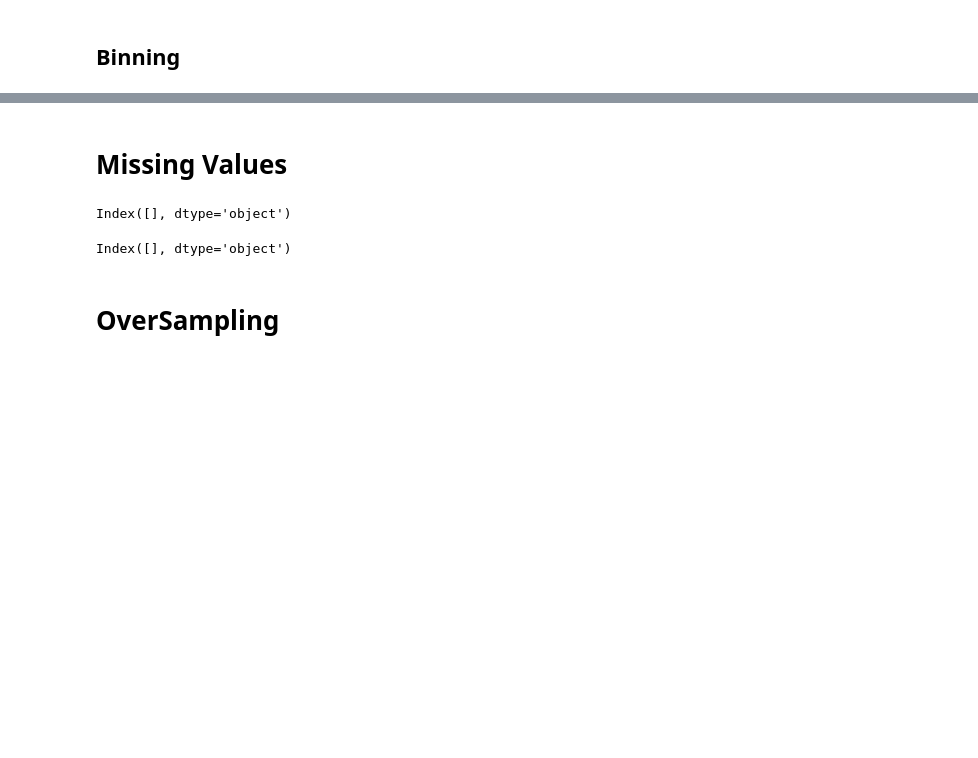
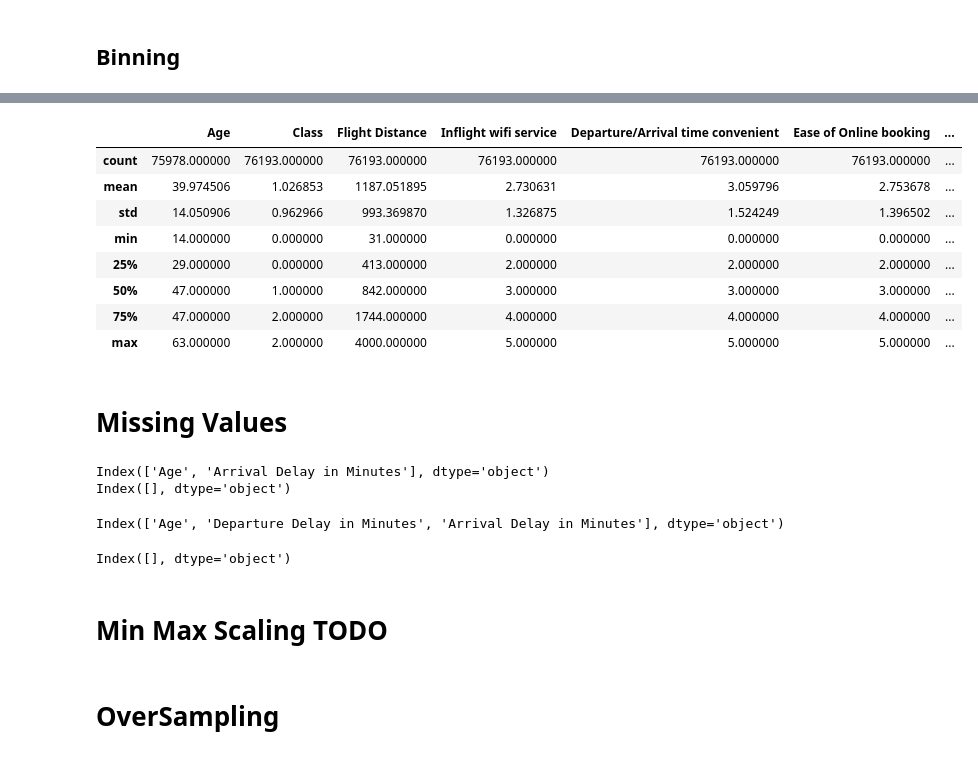
Before and after one commit to Charlesbr101/projeto-redes-neurais, a Jupyter notebook: main.ipynb, the cells around one changed output, grey strips where cells are left out. Cells and saved outputs as stored; diff of their text form; code cells hidden in the pictures; blank space fills up the shorter version.

```diff
--- a/main.ipynb
+++ b/main.ipynb
@@ -102,19 +248,39 @@ columns = ['Age', 'Flight Distance', 'Departure Delay in Minutes', 'Arrival Dela
+# %%
+train_df.describe()
+# %% [output]
+|  | Age | Class | Flight Distance | Inflight wifi service | Departure/Arrival time convenient | Ease of Online booking | ... |
+| count | 75978.000000 | 76193.000000 | 76193.000000 | 76193.000000 | 76193.000000 | 76193.000000 | ... |
+| mean | 39.974506 | 1.026853 | 1187.051895 | 2.730631 | 3.059796 | 2.753678 | ... |
+| std | 14.050906 | 0.962966 | 993.369870 | 1.326875 | 1.524249 | 1.396502 | ... |
+| min | 14.000000 | 0.000000 | 31.000000 | 0.000000 | 0.000000 | 0.000000 | ... |
+| 25% | 29.000000 | 0.000000 | 413.000000 | 2.000000 | 2.000000 | 2.000000 | ... |
+| 50% | 47.000000 | 1.000000 | 842.000000 | 3.000000 | 3.000000 | 3.000000 | ... |
+| 75% | 47.000000 | 2.000000 | 1744.000000 | 4.000000 | 4.000000 | 4.000000 | ... |
+| max | 63.000000 | 2.000000 | 4000.000000 | 5.000000 | 5.000000 | 5.000000 | ... |
 # %% [markdown]
 # Missing Values
 # %%
 # sns.heatmap(train_df.isnull(), cbar=False)
+print(train_df.columns[train_df.isnull().any()])
 columns = train_df.columns[train_df.isnull().any()]
 train_df[columns] = train_df[columns].fillna(train_df[columns].median())
-train_df.columns[train_df.isnull().any()]
+print(train_df.columns[train_df.isnull().any()])
 # %% [output]
+Index(['Age', 'Arrival Delay in Minutes'], dtype='object')
 Index([], dtype='object')
 # %%
 # sns.heatmap(validation_df.isnull(), cbar=False)
+print(validation_df.columns[validation_df.isnull().any()])
 columns = validation_df.columns[validation_df.isnull().any()]
-validation_df[columns] = validation_df[columns].fillna(validation_df[columns].median())
+
+#substituindo pela mediana do conjunto de teste
+validation_df[columns] = validation_df[columns].fillna(train_df[columns].median())
 validation_df.columns[validation_df.isnull().any()]
 # %% [output]
-Index([], dtype='object')
+Index(['Age', 'Departure Delay in Minutes', 'Arrival Delay in Minutes'], dtype='object')
+Index([], dtype='object')
+# %% [markdown]
+# Min Max Scaling TODO
 # %% [markdown]
 # OverSampling
 # %%
```
Also changed, not shown: parts of 24 cells of this notebook.
